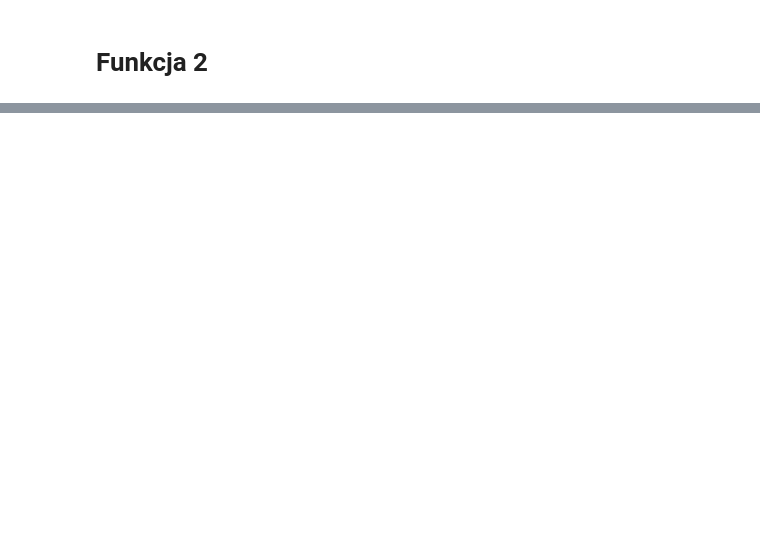
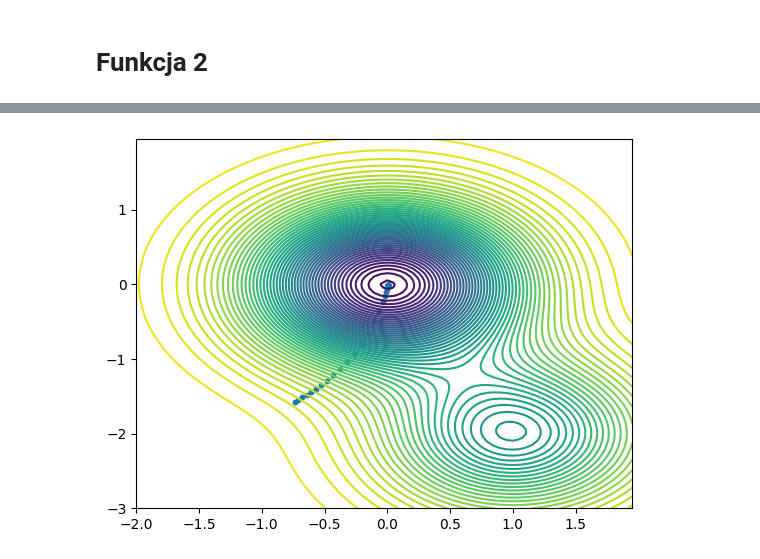
Before and after one commit to gwardasz/wsi-lab, a Jupyter notebook: zadanie_1b.ipynb, the cells around one changed output, grey strips where cells are left out. Cells and saved outputs as stored; diff of their text form; code cells hidden in the pictures; blank space fills up the shorter version.

```diff
--- a/zadanie_1b.ipynb
+++ b/zadanie_1b.ipynb
@@ -105,2 +209,9 @@ class SimpleGradientDescent:
 # %% [markdown]
 # Funkcja 2
+# %%
+def g_x(x1:float, x2:float) -> float:
+  return 1.5-np.exp(-x1**(2)-x2**(2))-0.5*np.exp(-(x1-1)**(2)-(x2+2)**(2))
+
+def g_x_grad(x1:float, x2:float) -> Tuple[float, float]:
+  return (2*x1 * np.exp(-x1**(2) - x2**(2)) + (x1 - 1)* np.exp(-(x1-1)**(2) - (x2 +2)**(2)),
+    2*x2 * np.exp(-x1**(2) - x2**(2)) + (x2 + 2)* np.exp(-(x1-1)**(2) - (x2 +2)**(2)))
@@ -106,0 +274,4 @@ class SimpleGradientDescent:
+# %%
+test_plot(alpha= 0.2, function=g_x, function_grad=g_x_grad, steps=100)
+# %% [output]
+[figure, added]
```
Also changed, not shown: parts of 19 cells of this notebook.
